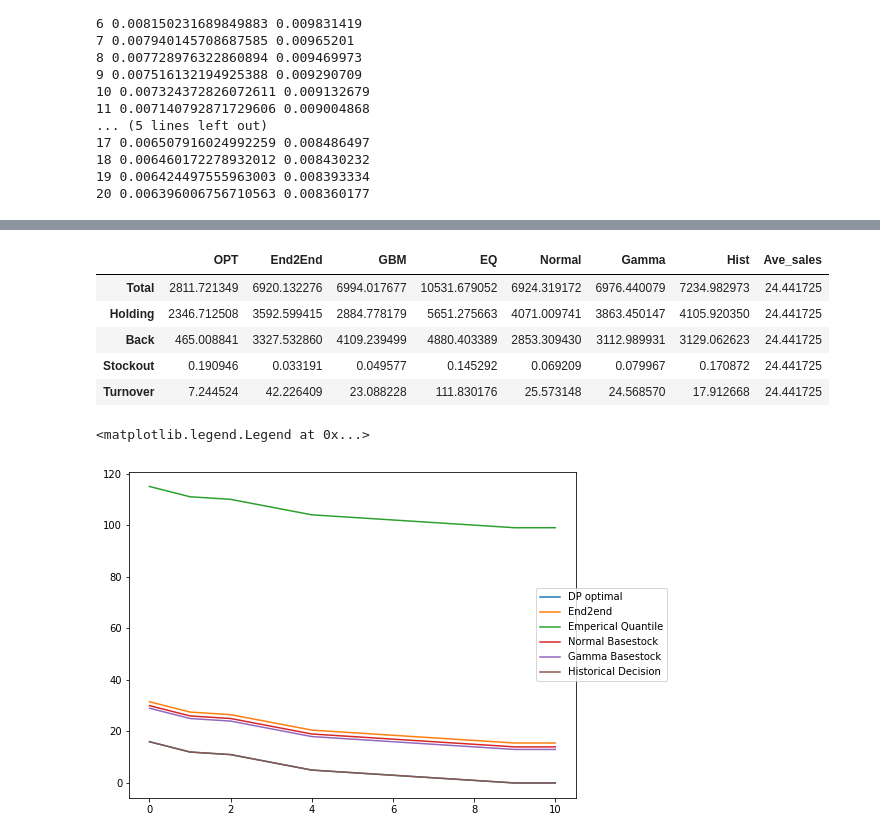
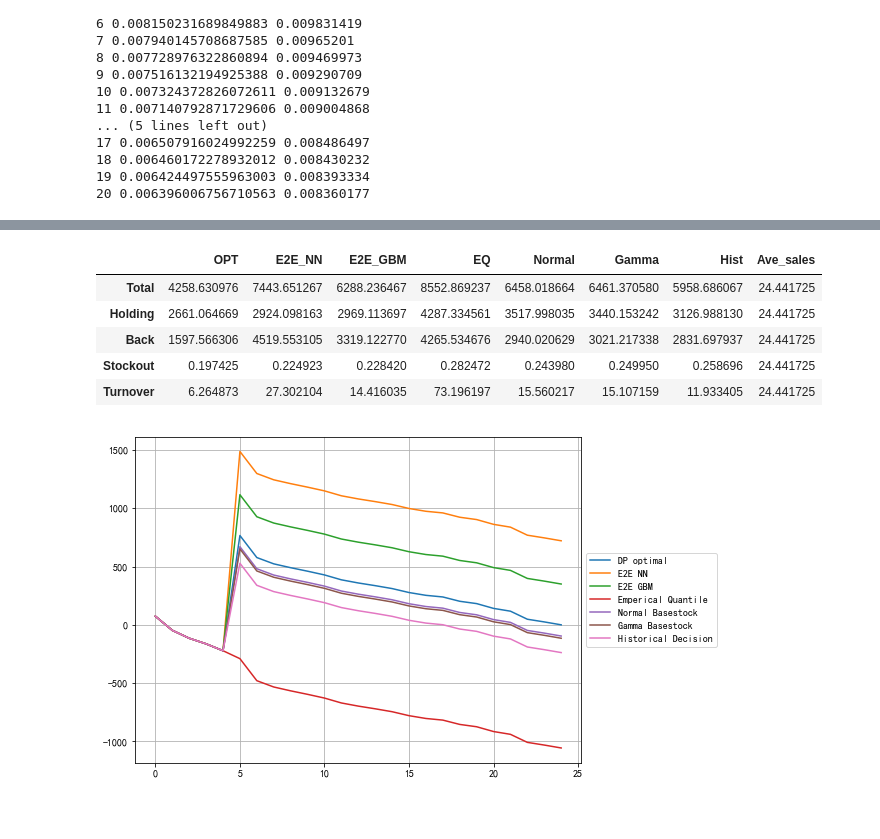
Before and after one commit to schemmy/e2e, a Jupyter notebook: construction/nn_v2.ipynb, the cells around one changed output, grey strips where cells are left out. Cells and saved outputs as stored; diff of their text form; code cells hidden in the pictures; blank space fills up the shorter version.

```diff
--- a/construction/nn_v2.ipynb
+++ b/construction/nn_v2.ipynb
@@ -356,6 +356,6 @@ sns.distplot(y_test_ns);
 # %%
 gbm = lgb.LGBMRegressor(alpha=0.9, objective='quantile', max_depth = -10, num_leaves=31, learning_rate=0.05,
-                        n_estimators=3600,
+                        n_estimators=2000,
                         subsample=0.7,
                         silent=1,
                         seed=0 )
@@ -421,6 +422,3 @@ df_cost['SKU_DC']=df_holding['SKU_DC']=df_back['SKU_DC']=df_stockout['SKU_DC']=d
 df_cost['create_tm']=df_holding['create_tm']=df_back['create_tm']=df_stockout['create_tm']=df_turnover['create_tm']=o4['create_tm'].values
 df_cost['Ave_sales']=df_holding['Ave_sales']=df_back['Ave_sales']=df_stockout['Ave_sales']=df_turnover['Ave_sales']=o4['mean_112'].values
 df_cost['Std_sales']=df_holding['Std_sales']=df_back['Std_sales']=df_stockout['Std_sales']=df_turnover['Std_sales']=o4['std_140'].values
-# %%
-o4['OPT_inv'] = o4.apply(lambda x: [x['overall_opt_order_for_opt']+x['initial_stock_overall']-sl
-                                        for sl in x['demand_RV_list_acm']], axis=1)
@@ -470,6 +494,7 @@ o4['GBM_inv'] = o4.apply(lambda x: [x['gbm_pred']+x['initial_stock_overall']-sl
 #                             [np.sum(x['demand_EQ_list'][i:i+int(x['review_period']+x['vendor_vlt_mean'])])
 #                                      for i in range(int(len(x['demand_EQ_list'])-x['review_period']-x['vendor_vlt_mean']))
 #                             ], 90), axis=1)
+# o4['EQ_replen_with_IS'] = o4['EQ_replen_with_IS'] - o4['initial_stock_overall']
 # o4['EQ_replen_with_IS'].to_csv('EQ_replen_with_IS.csv', index=False)
-o4['EQ_replen_with_IS'] = pd.read_csv('EQ_replen_with_IS.csv')
+# o4['EQ_replen_with_IS'] = pd.read_csv('EQ_replen_with_IS.csv')
 # %%
@@ -490,27 +515,28 @@ pd.DataFrame({'Best': df_cost.iloc[:,3:9].idxmin(axis=1).value_counts()/len(df_c
 # %%
-pd.DataFrame({'Total': df_cost[['OPT','End2End','GBM','EQ','Normal','Gamma','Hist','Ave_sales']].mean(),
-             'Holding': df_holding[['OPT','End2End','GBM','EQ','Normal','Gamma','Hist','Ave_sales']].mean(),
-             'Back': df_back[['OPT','End2End','GBM','EQ','Normal','Gamma','Hist','Ave_sales']].mean(),
-             'Stockout': df_stockout[['OPT','End2End','GBM','EQ','Normal','Gamma','Hist','Ave_sales']].mean(),
-             'Turnover': df_turnover[['OPT','End2End','GBM','EQ','Normal','Gamma','Hist','Ave_sales']].mean(),
+pd.DataFrame({'Total': df_cost[['OPT','E2E_NN','E2E_GBM','EQ','Normal','Gamma','Hist','Ave_sales']].mean(),
+             'Holding': df_holding[['OPT','E2E_NN','E2E_GBM','EQ','Normal','Gamma','Hist','Ave_sales']].mean(),
+             'Back': df_back[['OPT','E2E_NN','E2E_GBM','EQ','Normal','Gamma','Hist','Ave_sales']].mean(),
+             'Stockout': df_stockout[['OPT','E2E_NN','E2E_GBM','EQ','Normal','Gamma','Hist','Ave_sales']].mean(),
+             'Turnover': df_turnover[['OPT','E2E_NN','E2E_GBM','EQ','Normal','Gamma','Hist','Ave_sales']].mean(),
              }).T
 # %% [output]
-|  | OPT | End2End | GBM | EQ | Normal | Gamma | Hist | Ave_sales |
-| Total | 2811.721349 | 6920.132276 | 6994.017677 | 10531.679052 | 6924.319172 | 6976.440079 | 7234.982973 | 24.441725 |
-| Holding | 2346.712508 | 3592.599415 | 2884.778179 | 5651.275663 | 4071.009741 | 3863.450147 | 4105.920350 | 24.441725 |
-| Back | 465.008841 | 3327.532860 | 4109.239499 | 4880.403389 | 2853.309430 | 3112.989931 | 3129.062623 | 24.441725 |
-| Stockout | 0.190946 | 0.033191 | 0.049577 | 0.145292 | 0.069209 | 0.079967 | 0.170872 | 24.441725 |
-| Turnover | 7.244524 | 42.226409 | 23.088228 | 111.830176 | 25.573148 | 24.568570 | 17.912668 | 24.441725 |
+|  | OPT | E2E_NN | E2E_GBM | EQ | Normal | Gamma | Hist | Ave_sales |
+| Total | 4258.630976 | 7443.651267 | 6288.236467 | 8552.869237 | 6458.018664 | 6461.370580 | 5958.686067 | 24.441725 |
+| Holding | 2661.064669 | 2924.098163 | 2969.113697 | 4287.334561 | 3517.998035 | 3440.153242 | 3126.988130 | 24.441725 |
+| Back | 1597.566306 | 4519.553105 | 3319.122770 | 4265.534676 | 2940.020629 | 3021.217338 | 2831.697937 | 24.441725 |
+| Stockout | 0.197425 | 0.224923 | 0.228420 | 0.282472 | 0.243980 | 0.249950 | 0.258696 | 24.441725 |
+| Turnover | 6.264873 | 27.302104 | 14.416035 | 73.196197 | 15.560217 | 15.107159 | 11.933405 | 24.441725 |
 # %%
-tt = o4.iloc[1100,:]
+tt = o4.iloc[300,:]
 fig, ax1 = plt.subplots(figsize=(8, 6))
 ax1.plot(tt['OPT_inv'], label = 'DP optimal')
-ax1.plot(tt['E2E_inv'], label = 'End2end')
+ax1.plot(tt['E2E_NN_inv'], label = 'E2E NN')
+ax1.plot(tt['E2E_GBM_inv'], label = 'E2E GBM')
 ax1.plot(tt['EQ_inv'], label = 'Emperical Quantile')
 ax1.plot(tt['Normal_inv'], label = 'Normal Basestock')
 ax1.plot(tt['Gamma_inv'], label = 'Gamma Basestock')
-ax1.plot(tt['hist_inv'], label = 'Historical Decision')
-ax1.legend(loc='center left', bbox_to_anchor=(0.9, 0.5))
+ax1.plot(tt['Hist_inv'], label = 'Historical Decision')
+ax1.legend(loc='center left', bbox_to_anchor=(1.0, 0.5))
+ax1.grid(True)
 # %% [output]
-<matplotlib.legend.Legend at 0x...>
-[figure, old version]
+[figure, new version]
```
Also changed, not shown: parts of 13 cells of this notebook.
